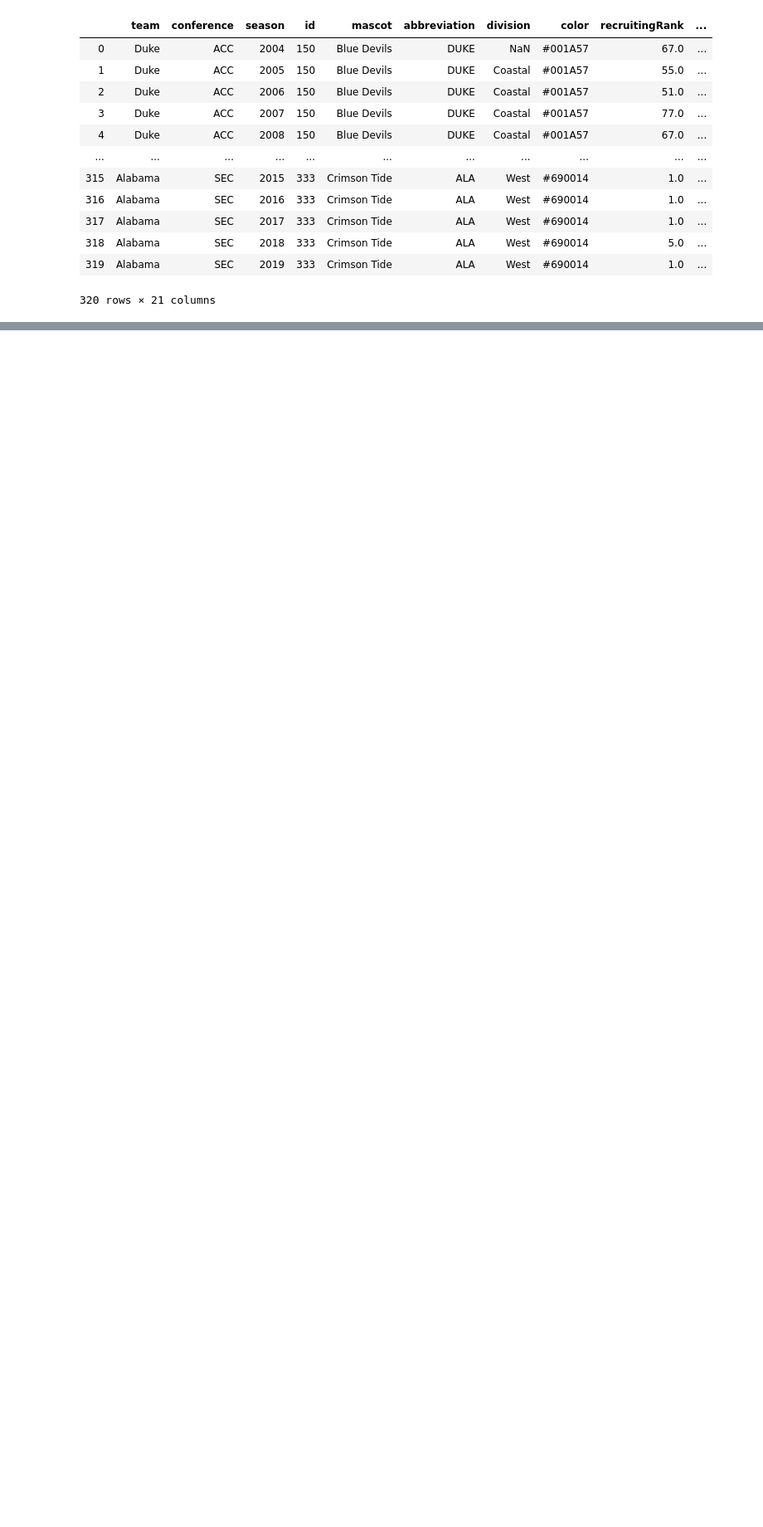
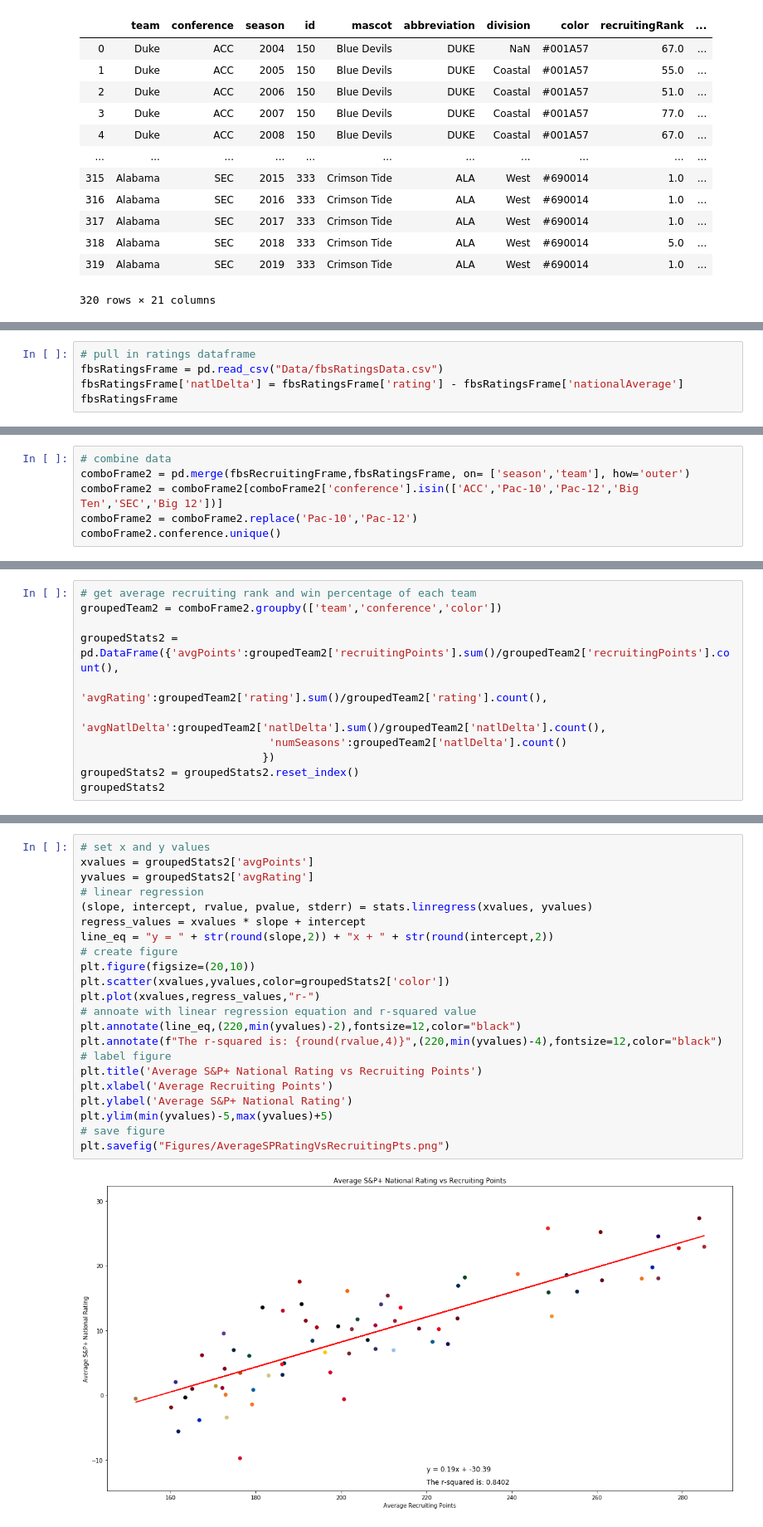
Before and after one commit to bdowd91/Project-1, a Jupyter notebook: recruitingAnalysis.ipynb, the cells around one changed output, grey strips where cells are left out. Shown at 83% size. Saved outputs shown, nothing was run; the diff lists cells and outputs as text; blank space fills up the shorter version.

Commit message:
clean up recruiting analysis pass 1

```diff
--- a/recruitingAnalysis.ipynb
+++ b/recruitingAnalysis.ipynb
@@ -358,0 +413,5 @@ Done with SEC
+# %%
+# pull in ratings dataframe
+fbsRatingsFrame = pd.read_csv("Data/fbsRatingsData.csv")
+fbsRatingsFrame['natlDelta'] = fbsRatingsFrame['rating'] - fbsRatingsFrame['nationalAverage']
+fbsRatingsFrame
@@ -358,0 +432,6 @@ Done with SEC
+# %%
+# combine data
+comboFrame2 = pd.merge(fbsRecruitingFrame,fbsRatingsFrame, on= ['season','team'], how='outer')
+comboFrame2 = comboFrame2[comboFrame2['conference'].isin(['ACC','Pac-10','Pac-12','Big Ten','SEC','Big 12'])]
+comboFrame2 = comboFrame2.replace('Pac-10','Pac-12')
+comboFrame2.conference.unique()
@@ -358,0 +440,11 @@ Done with SEC
+# %%
+# get average recruiting rank and win percentage of each team
+groupedTeam2 = comboFrame2.groupby(['team','conference','color'])
+
+groupedStats2 = pd.DataFrame({'avgPoints':groupedTeam2['recruitingPoints'].sum()/groupedTeam2['recruitingPoints'].count(),
+                             'avgRating':groupedTeam2['rating'].sum()/groupedTeam2['rating'].count(),
+                             'avgNatlDelta':groupedTeam2['natlDelta'].sum()/groupedTeam2['natlDelta'].count(),
+                             'numSeasons':groupedTeam2['natlDelta'].count()
+                            })
+groupedStats2 = groupedStats2.reset_index()
+groupedStats2
@@ -358,0 +467,24 @@ Done with SEC
+# %%
+# set x and y values
+xvalues = groupedStats2['avgPoints']
+yvalues = groupedStats2['avgRating']
+# linear regression
+(slope, intercept, rvalue, pvalue, stderr) = stats.linregress(xvalues, yvalues)
+regress_values = xvalues * slope + intercept
+line_eq = "y = " + str(round(slope,2)) + "x + " + str(round(intercept,2))
+# create figure
+plt.figure(figsize=(20,10))
+plt.scatter(xvalues,yvalues,color=groupedStats2['color'])
+plt.plot(xvalues,regress_values,"r-")
+# annoate with linear regression equation and r-squared value
+plt.annotate(line_eq,(220,min(yvalues)-2),fontsize=12,color="black")
+plt.annotate(f"The r-squared is: {round(rvalue,4)}",(220,min(yvalues)-4),fontsize=12,color="black")
+# label figure
+plt.title('Average S&P+ National Rating vs Recruiting Points')
+plt.xlabel('Average Recruiting Points')
+plt.ylabel('Average S&P+ National Rating')
+plt.ylim(min(yvalues)-5,max(yvalues)+5)
+# save figure
+plt.savefig("Figures/AverageSPRatingVsRecruitingPts.png")
+# %% [output]
+[figure, added]
```
Also changed, not shown: parts of 27 cells of this notebook, 1 other file.
